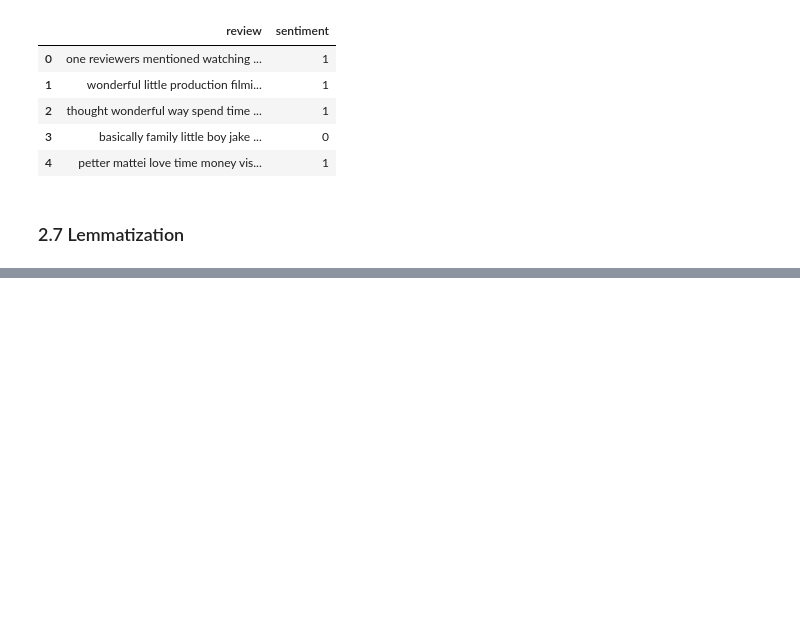
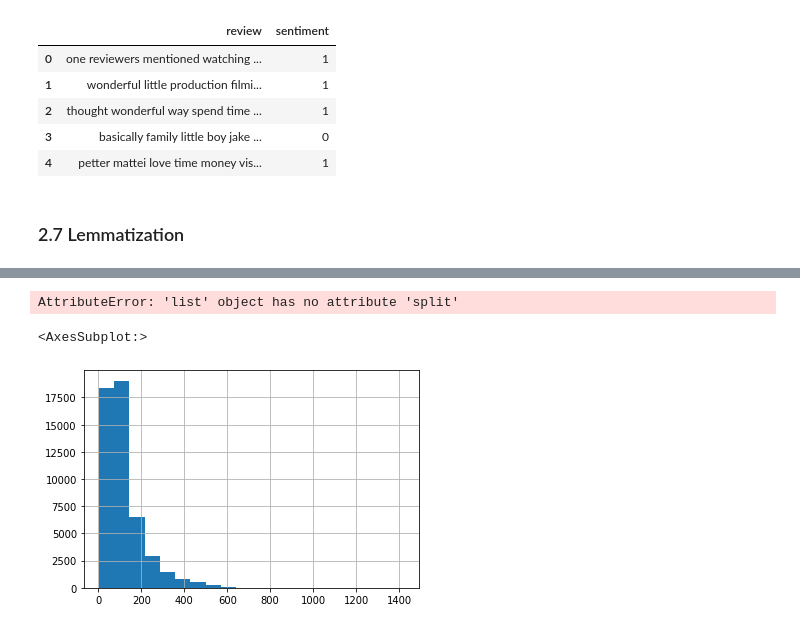
Before and after one commit to m-dziuba/NLP_imdb, a Jupyter notebook: nlp_imdb.ipynb, the cells around one changed output, grey strips where cells are left out. Drawn from its saved outputs; the diff is of its cells as text; code cells hidden in the pictures; blank space fills up the shorter version.

```diff
--- a/nlp_imdb.ipynb
+++ b/nlp_imdb.ipynb
@@ -242,0 +264,8 @@ all_reviews = positive_reviews + negative_reviews
+# %%
+all_reviews = positive_reviews + negative_reviews
+words = all_reviews.split()
+count_words = Counter(words)
+total_words = len(words)
+sorted_words = count_words.most_common(total_words)
+
+sorted_words
@@ -242,0 +290,3 @@ all_reviews = positive_reviews + negative_reviews
+# %%
+vocab_to_int = {word: i + 1 for i, (word, _) in enumerate(sorted_words)}
+vocab_to_int
@@ -242,0 +311,11 @@ all_reviews = positive_reviews + negative_reviews
+# %%
+df["review"] = df["review"].apply(lambda x: [vocab_to_int[word] for word in x.split()])
+df.head()
+# %% [output]
+AttributeError: 'list' object has no attribute 'split'
+# %%
+reviews_len = pd.Series([len(review) for review in df["review"]])
+reviews_len.hist(bins=20)
+# %% [output]
+<AxesSubplot:>
+[figure, added]
```
Also changed, not shown: parts of 12 cells of this notebook.
